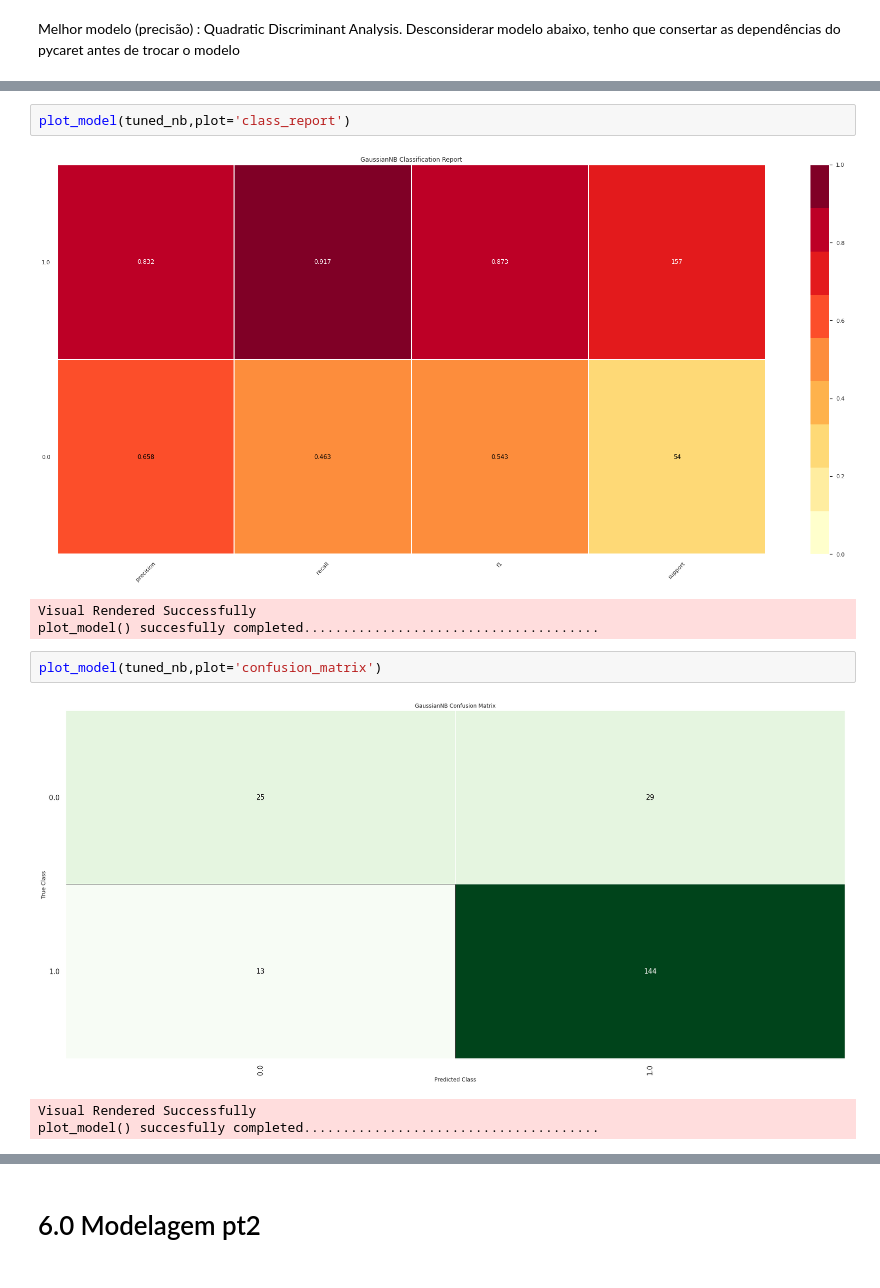
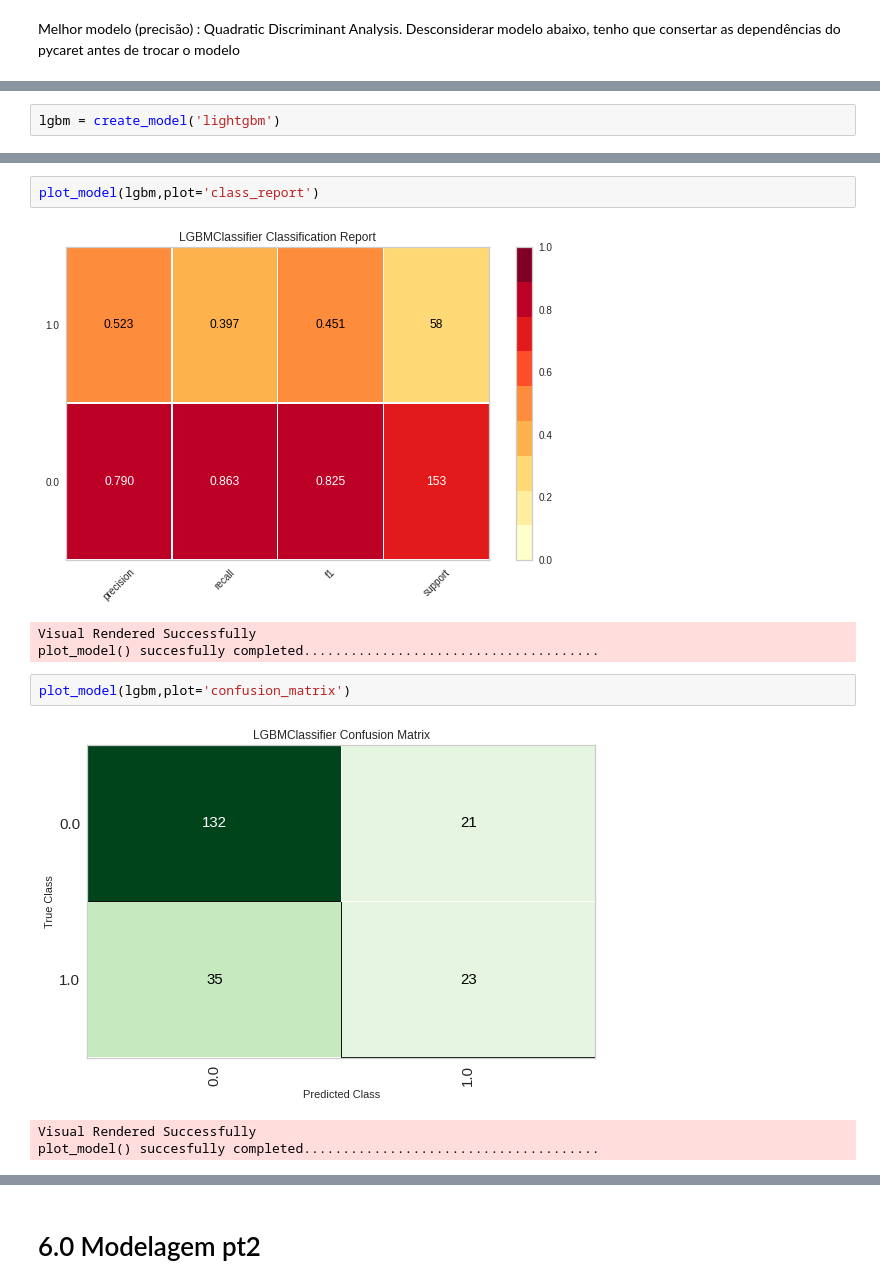
Before and after one commit to brunosantos4/Credito, a Jupyter notebook: projeto_credito.ipynb, the cells around one changed output, grey strips where cells are left out. Saved outputs shown, nothing was run; the diff lists cells and outputs as text.

```diff
--- a/projeto_credito.ipynb
+++ b/projeto_credito.ipynb
@@ -1002,0 +879,2 @@ tune_model() succesfully completed......................................
+# %%
+lgbm = create_model('lightgbm')
@@ -1003,13 +934,13 @@ tune_model() succesfully completed......................................
 # %%
-plot_model(tuned_nb,plot='class_report')
+plot_model(lgbm,plot='class_report')
 # %% [output]
-[figure, old version]
+[figure, new version]
 Visual Rendered Successfully
 plot_model() succesfully completed......................................
 # %%
-plot_model(tuned_nb,plot='confusion_matrix')
+plot_model(lgbm,plot='confusion_matrix')
 # %% [output]
-[figure, old version]
+[figure, new version]
 Visual Rendered Successfully
 plot_model() succesfully completed......................................
 # %%
```
Also changed, not shown: parts of 59 cells of this notebook.
